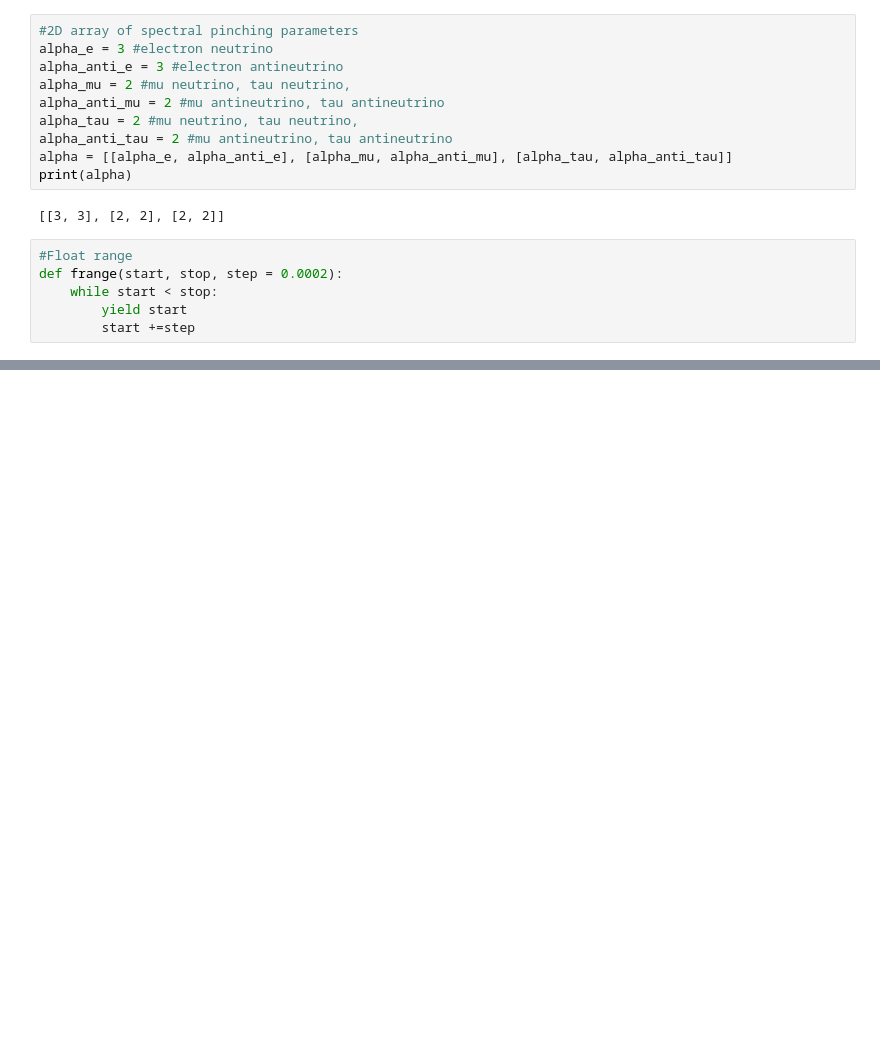
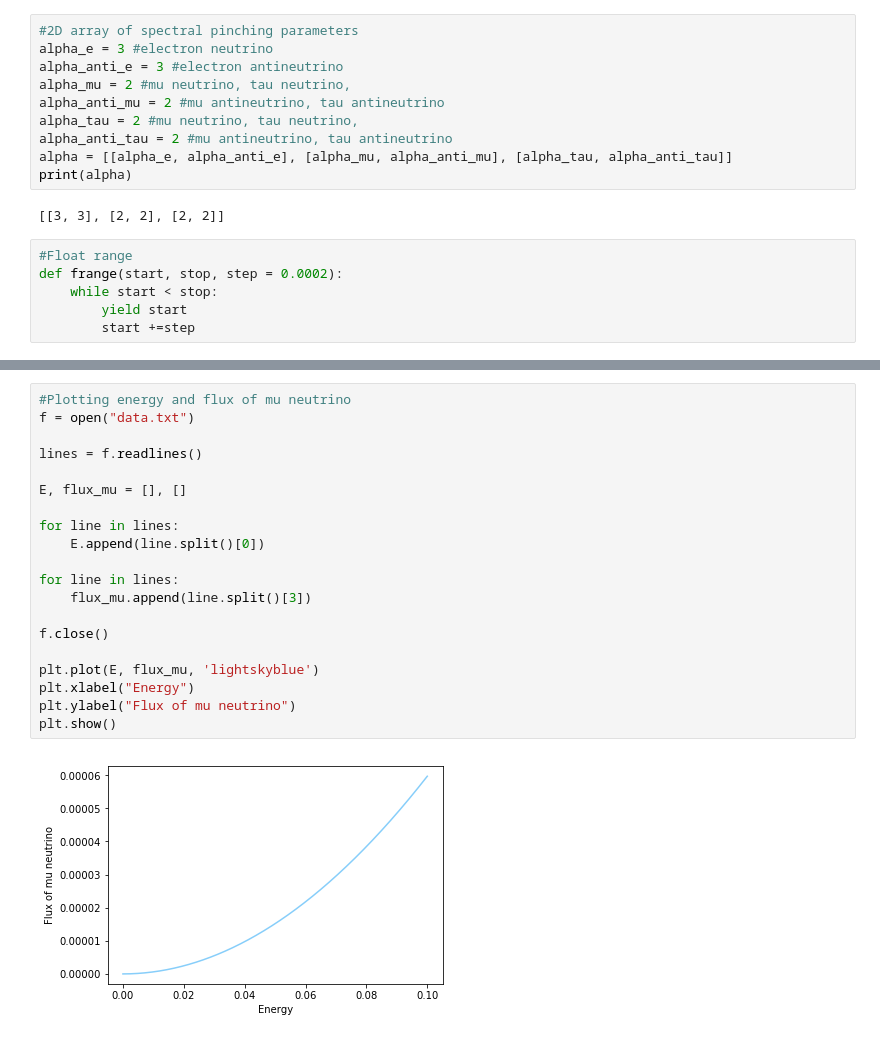
Before and after one commit to shilpakancharla/supernova, a Jupyter notebook: Input parameters.ipynb, the cells around one changed output, grey strips where cells are left out. Drawn from its saved outputs; the diff is of its cells as text; blank space fills up the shorter version.

```diff
--- a/Input parameters.ipynb
+++ b/Input parameters.ipynb
@@ -169,0 +218,22 @@ for E in frange(0, 0.1002, 0.0002):
+# %%
+#Plotting energy and flux of mu neutrino
+f = open("data.txt")
+
+lines = f.readlines()
+
+E, flux_mu = [], []
+
+for line in lines:
+    E.append(line.split()[0])
+
+for line in lines:
+    flux_mu.append(line.split()[3])
+
+f.close()
+
+plt.plot(E, flux_mu, 'lightskyblue')
+plt.xlabel("Energy")
+plt.ylabel("Flux of mu neutrino")
+plt.show()
+# %% [output]
+[figure, added]
```
Also changed, not shown: parts of 7 cells of this notebook.
